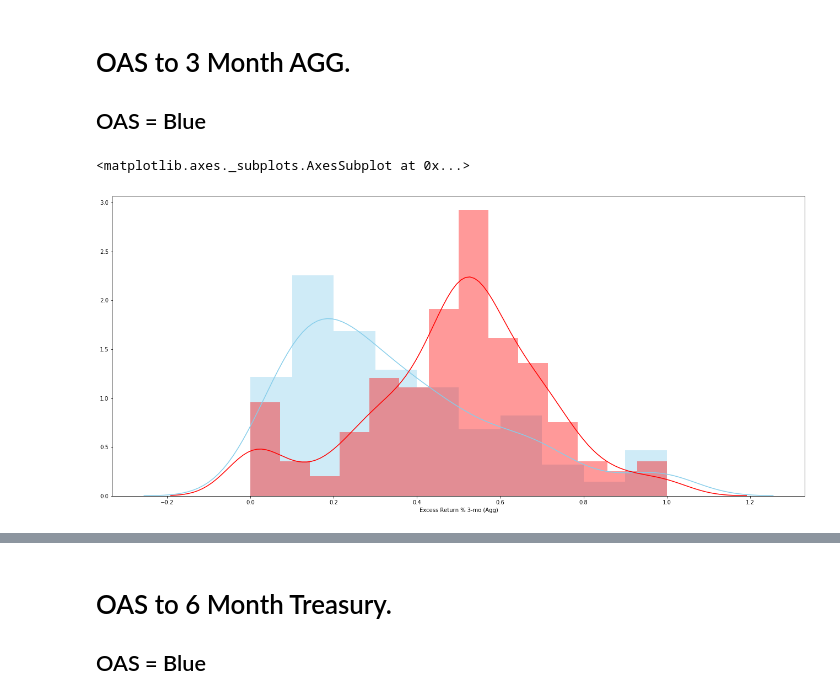
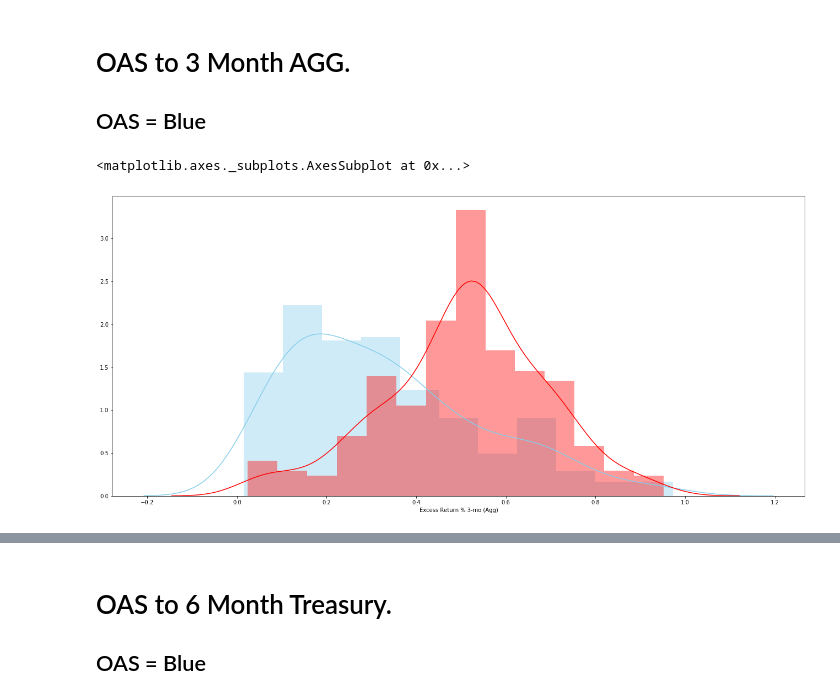
Before and after one commit to valazeinali/BoydWatterson, a Jupyter notebook: BoydWatterson/Distribution_Comp._MinMax_Normalized_NO_Outliers_HY.ipynb, the cells around one changed output, grey strips where cells are left out. Cells and saved outputs as stored; diff of their text form; code cells hidden in the pictures.

```diff
--- a/BoydWatterson/Distribution_Comp._MinMax_Normalized_NO_Outliers_HY.ipynb
+++ b/BoydWatterson/Distribution_Comp._MinMax_Normalized_NO_Outliers_HY.ipynb
@@ -66,14 +76,26 @@ Name: Excess Return % 3-mo (Treasury), dtype: float64
 # OAS to 3 Month AGG.
 
 ## OAS = Blue
-# %%
-#OAS to Excess Return % 3-mo (AGG)
-plt.figure(figsize=(22.5,10))
-sns.distplot(df["OAS"], color="skyblue", label="OAS_Normalized_Value")
-sns.distplot(df["Excess Return % 3-mo (Agg)"], color="red", label="3M_AGG_Normalized_Value")
-# %% [output]
-<matplotlib.axes._subplots.AxesSubplot at 0x...>
-[figure, removed]
+# %%
+#OAS to Excess Return % 3-mo (AGG)
+
+# Getting rid of outliers below. When we ran the script to label outliers, the script
+# would label a number an outlier a 1 if it was above the Upper fence and would label
+# it a 0 if it was an outlier below the lower fence.
+# This script replaces all outliers as "NaN"
+
+df["OAS"] = df["OAS"].replace([0],["NaN"])
+df["OAS"] = df["OAS"].replace([1],["Nan"])
+df["Excess Return % 3-mo (Agg)"] = df["Excess Return % 3-mo (Agg)"].replace([0],["NaN"])
+df["Excess Return % 3-mo (Agg)"] = df["Excess Return % 3-mo (Agg)"].replace([1],["NaN"])
+
+
+plt.figure(figsize=(22.5,10))
+sns.distplot(df["OAS"], color="skyblue", label="OAS_Normalized_Value")
+sns.distplot(df["Excess Return % 3-mo (Agg)"], color="red", label="3M_AGG_Normalized_Value")
+# %% [output]
+<matplotlib.axes._subplots.AxesSubplot at 0x...>
+[figure, added]
 # %%
 df["Excess Return % 3-mo (Agg)"].describe()
 # %% [output]
```
Also changed, not shown: parts of 31 cells of this notebook.
